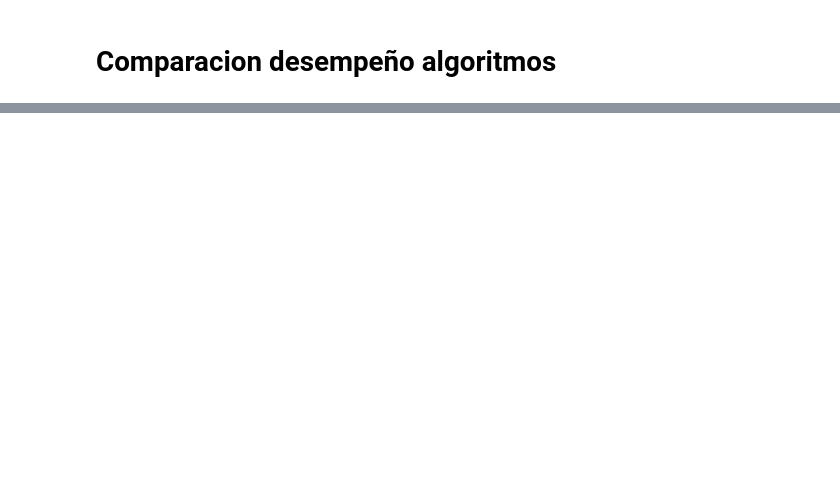
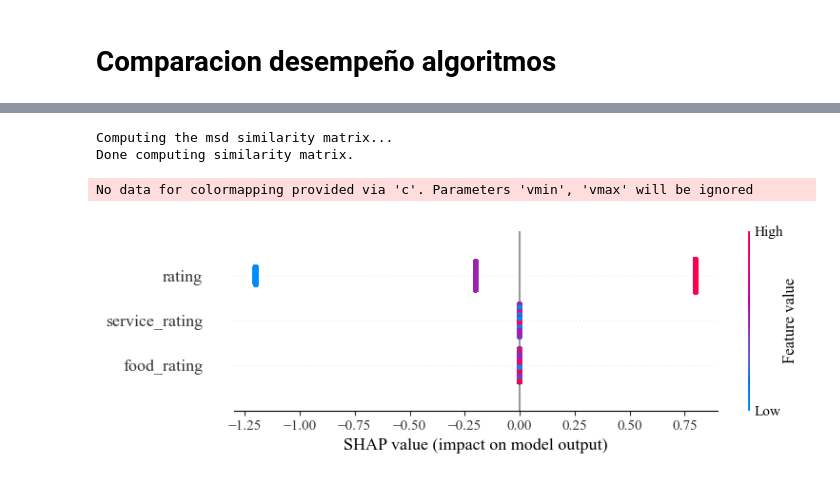
Before and after one commit to azulamakk/Predictivo-Avanzado, a Jupyter notebook: TP2/sistemaDeRecomendacion.ipynb, the cells around one changed output, grey strips where cells are left out. Cells and saved outputs as stored; diff of their text form; code cells hidden in the pictures; blank space fills up the shorter version.

```diff
--- a/TP2/sistemaDeRecomendacion.ipynb
+++ b/TP2/sistemaDeRecomendacion.ipynb
@@ -547,0 +619,29 @@ Best params for KNN_msd: {'k': 20, 'sim_options': {'name': 'msd', 'user_based':
+# %%
+data = Dataset.load_from_df(ratings_data_f[['userID', 'placeID', 'rating']], reader)
+trainset, testset = train_test_split(data, test_size=0.2)
+
+algo = KNNBasic(k=best_params_knn['k'], sim_options=best_params_knn['sim_options'])
+algo.fit(trainset)
+
+predictions = algo.test(testset)
+
+predictions_df = pd.DataFrame([[pred.uid, pred.iid, pred.r_ui, pred.est] for pred in predictions],
+                              columns=['userID', 'placeID', 'true_rating', 'pred_rating'])
+
+merged_df = pd.merge(ratings_data_f, predictions_df[['userID', 'placeID', 'pred_rating']], on=['userID', 'placeID'])
+
+X = merged_df[['rating', 'food_rating', 'service_rating']]
+y = merged_df['pred_rating']
+
+model = RandomForestRegressor()
+model.fit(X, y)
+
+explainer = shap.Explainer(model)
+shap_values = explainer(X)
+
+shap.summary_plot(shap_values, X)
+# %% [output]
+Computing the msd similarity matrix...
+Done computing similarity matrix.
+No data for colormapping provided via 'c'. Parameters 'vmin', 'vmax' will be ignored
+[figure, added]
```
Also changed, not shown: parts of 14 cells of this notebook, 6 other files.
